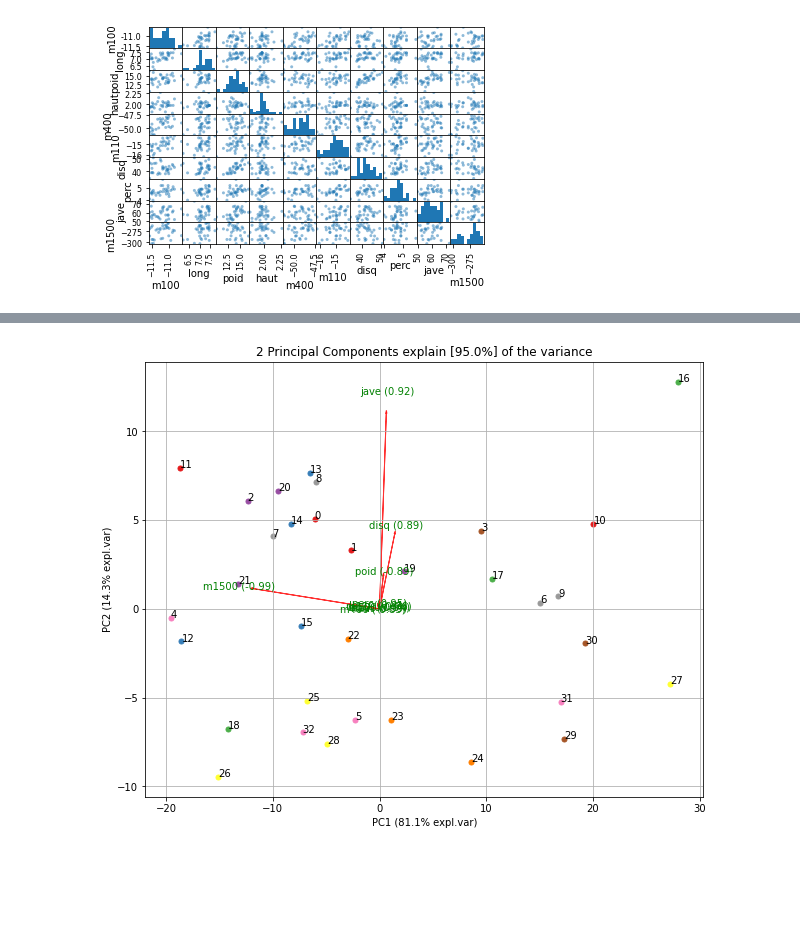
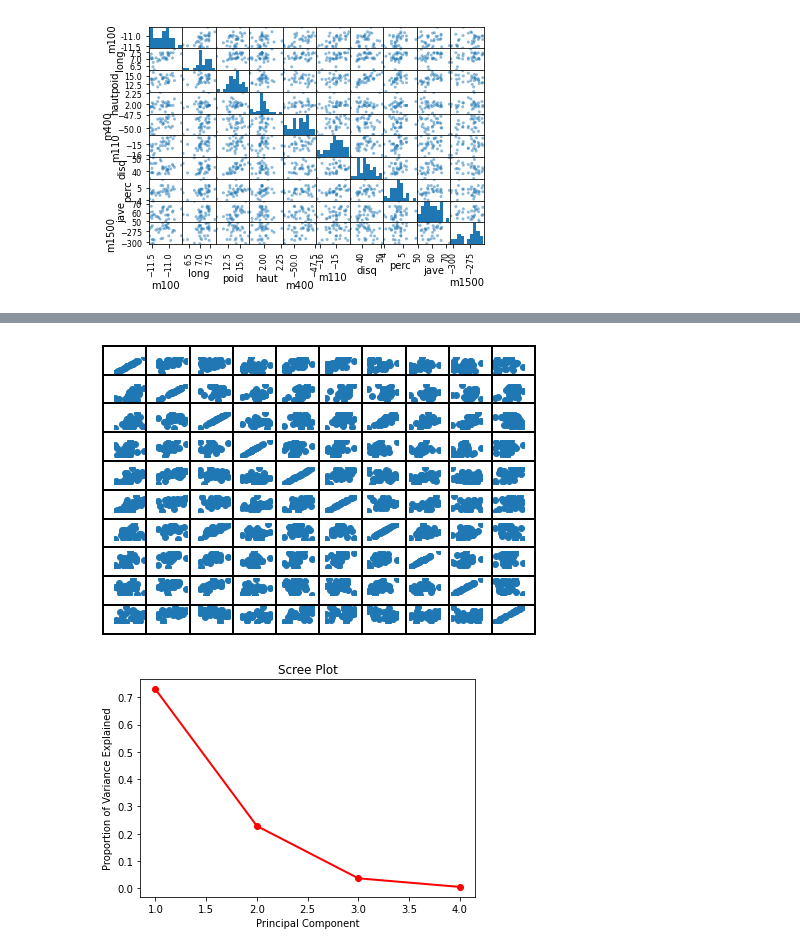
Before and after one commit to ArneDeloose/Ugain_MachineLearning_DataVis, a Jupyter notebook: Theory_notebook.ipynb, the cells around one changed output, grey strips where cells are left out. Saved outputs shown, nothing was run; the diff lists cells and outputs as text; code cells hidden in the pictures; blank space fills up the shorter version.

```diff
--- a/Theory_notebook.ipynb
+++ b/Theory_notebook.ipynb
@@ -15,0 +9,4 @@ df.head()
+# %%
+url='https://raw.githubusercontent.com/ArneDeloose/Ugain_MachineLearning_DataVis/main/olympic.csv' #raw github link
+df=pd.read_csv(url)
+df.head()
@@ -41,4 +24,18 @@ fig, ax = model.scatter(legend=False)
-# %%
-fig, ax = model.biplot(n_feat=10, legend=False)
-# %% [output]
-[figure, removed]
+# %%
+#with for loop scatters
+olympic_array=np.array(df.loc[:, 'm100':'m1500'])
+num_var=olympic_array.shape[1]
+
+fig, axs = plt.subplots(num_var, num_var)
+
+for i in range(num_var):
+    for j in range(num_var):
+        axs[i, j].scatter(olympic_array[:, i], olympic_array[:, j])
+        axs[i, j].axis('off')
+        rect = plt.Rectangle((0.1*i, 0.1*j), 0.10, 0.10, fill=False, color="k", lw=2, zorder=1000, transform=fig.transFigure, figure=fig)
+        fig.patches.extend([rect])
+
+plt.tight_layout()
+plt.show()
+# %% [output]
+[figure, added]
@@ -44,0 +53,9 @@ fig, ax = model.biplot(n_feat=10, legend=False)
+# %%
+PC_values = np.arange(pca_model.n_components_) + 1
+plt.plot(PC_values, pca_model.explained_variance_ratio_, 'ro-', linewidth=2)
+plt.title('Scree Plot')
+plt.xlabel('Principal Component')
+plt.ylabel('Proportion of Variance Explained')
+plt.show()
+# %% [output]
+[figure, added]
```
Also changed, not shown: parts of 15 cells of this notebook.
